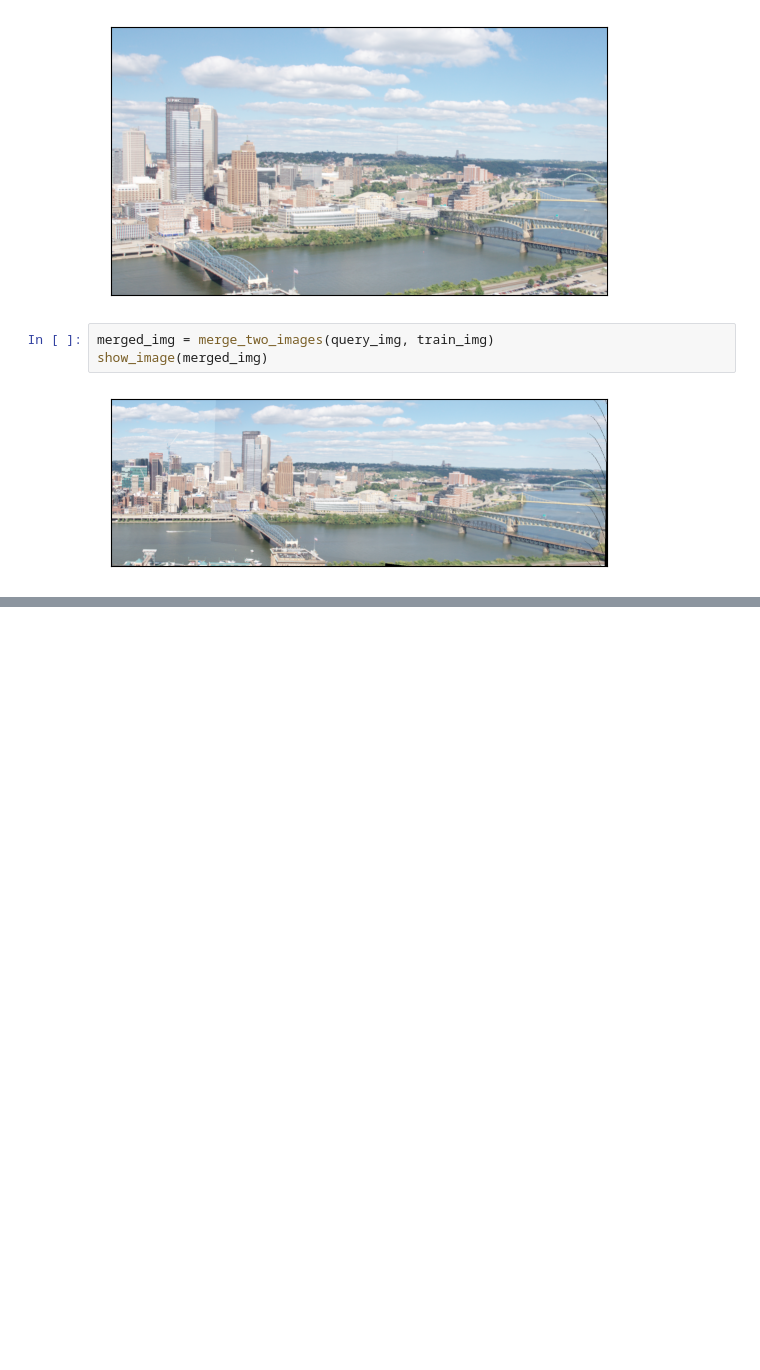
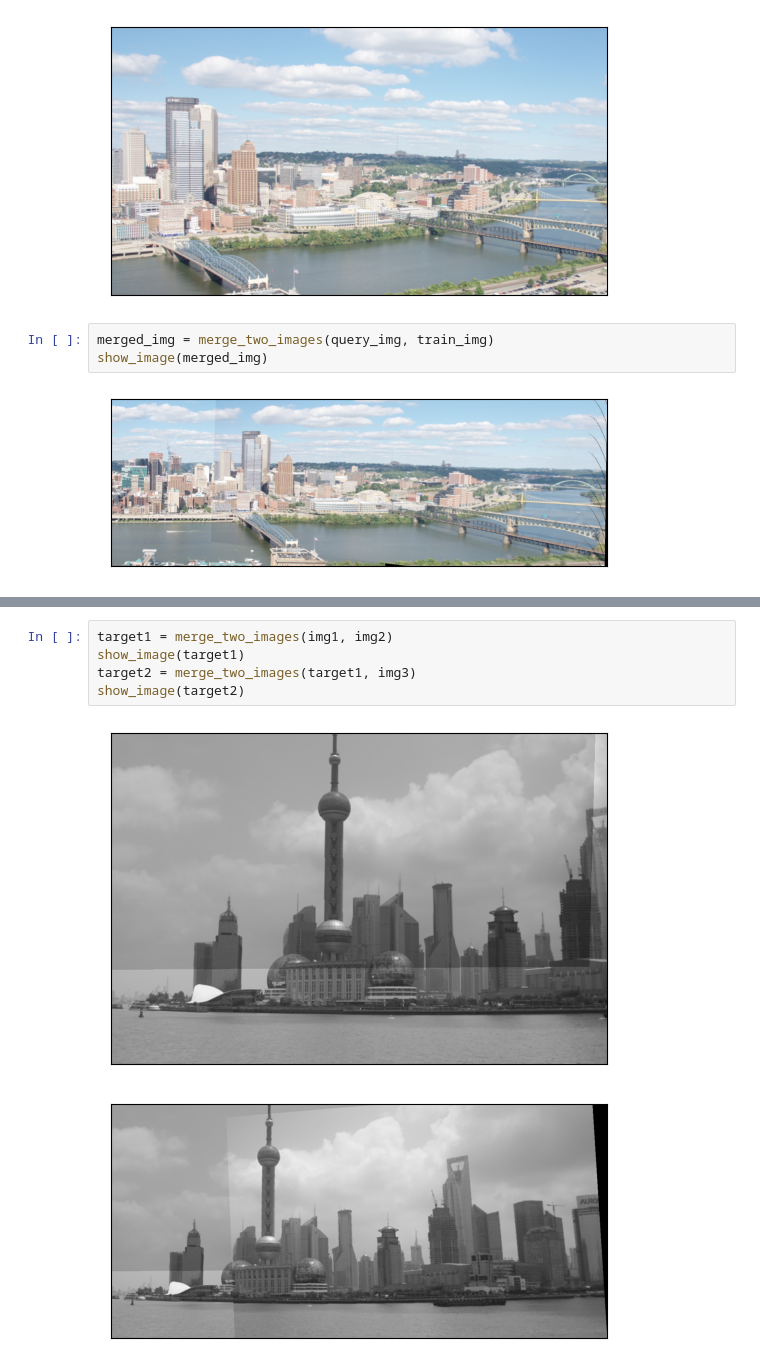
Before and after one commit to mohamed-zayton/Image-Warping-and-Homographies-Applications, a Jupyter notebook: Image Mosaics/image_mosaics.ipynb, the cells around one changed output, grey strips where cells are left out. Saved outputs shown, nothing was run; the diff lists cells and outputs as text; blank space fills up the shorter version.

```diff
--- a/Image Mosaics/image_mosaics.ipynb
+++ b/Image Mosaics/image_mosaics.ipynb
@@ -66,0 +81,8 @@ show_image(merged_img)
+# %%
+target1 = merge_two_images(img1, img2)
+show_image(target1)
+target2 = merge_two_images(target1, img3)
+show_image(target2)
+# %% [output]
+[figure, added]
+[figure, added]
```
Also changed, not shown: parts of 3 cells of this notebook.
